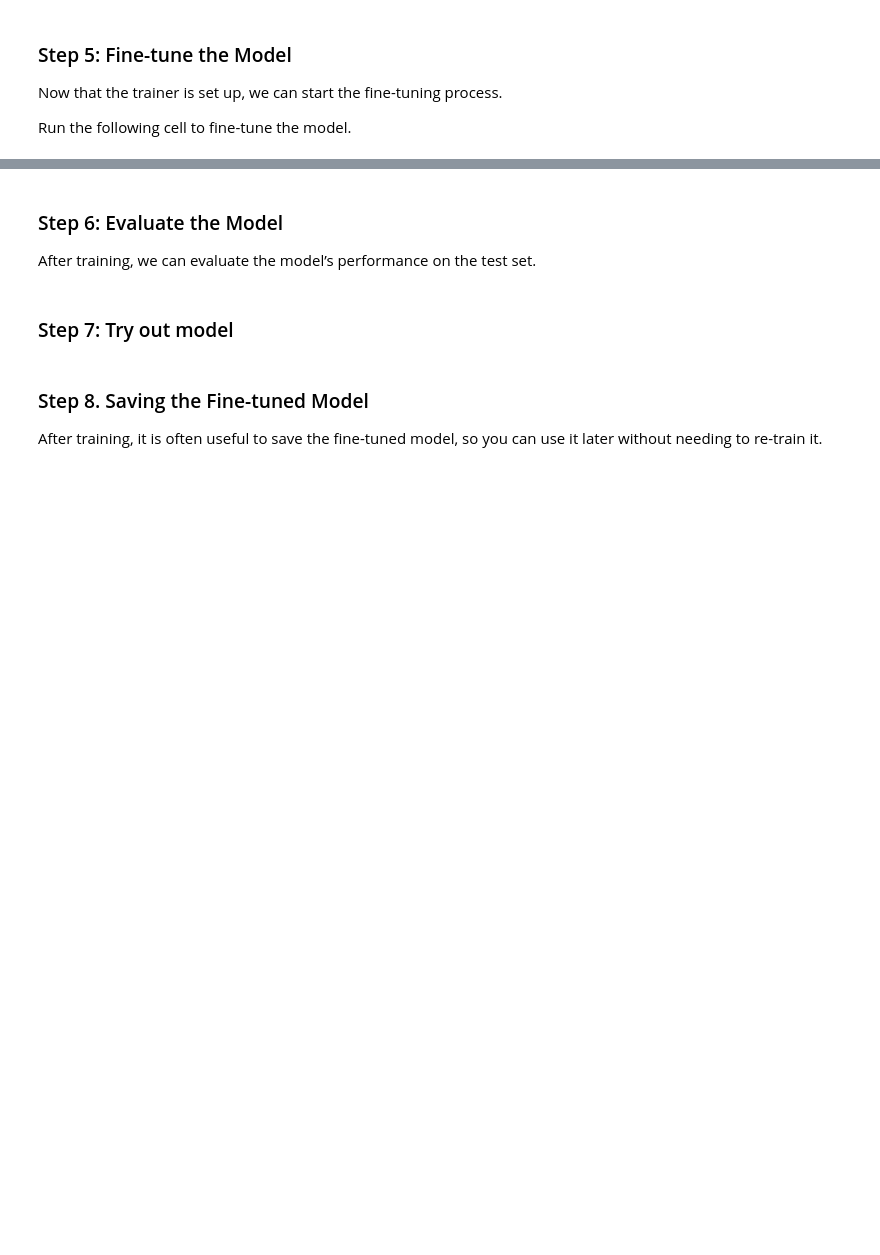
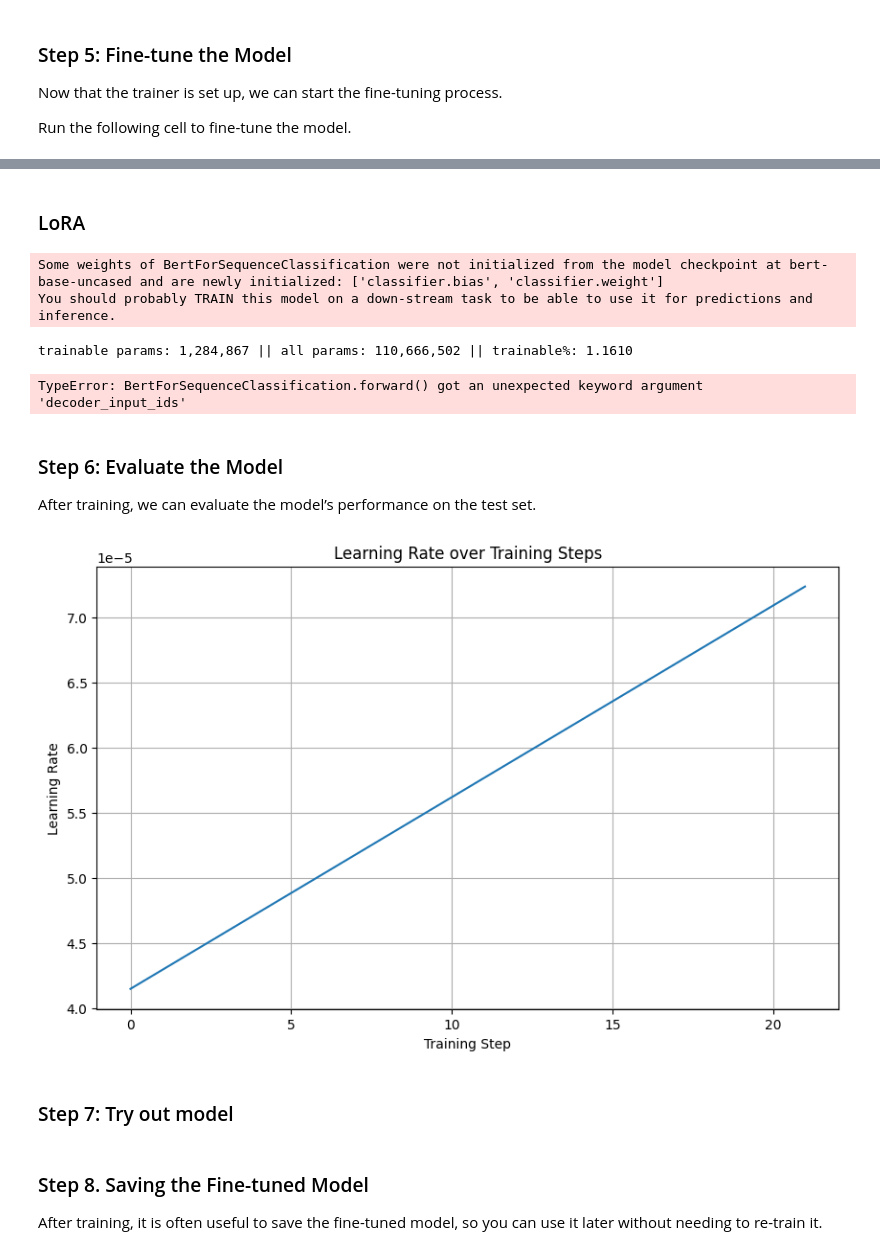
Before and after one commit to akseljoonas/biotech-news-sentiment, a Jupyter notebook: notebooks/fine_tuning.ipynb, the cells around one changed output, grey strips where cells are left out. Cells and saved outputs as stored; diff of their text form; code cells hidden in the pictures; blank space fills up the shorter version.

Commit message:
expanding the functionality of training

```diff
--- a/notebooks/fine_tuning.ipynb
+++ b/notebooks/fine_tuning.ipynb
@@ -249,0 +256,22 @@ class WeightedCrossEntropyLoss(nn.Module):
+# %%
+def gradually_unfreeze(model, freeze_epoch, total_epochs):
+    total_layers = len(model.base_model.encoder.layer)
+    layers_to_unfreeze = int((freeze_epoch / total_epochs) * total_layers * 1.2)
+    layers_to_unfreeze = min(layers_to_unfreeze, total_layers)
+
+    # Unfreeze the layers progressively from the bottom (earlier layers)
+    for i in range(total_layers - layers_to_unfreeze, total_layers):
+        for param in model.base_model.encoder.layer[i].parameters():
+            param.requires_grad = True
+
+    print(f"Epoch {freeze_epoch}: Unfreezing {layers_to_unfreeze}/{total_layers} layers.")
+
+
+def freeze_all_layers(model):
+    # Freeze all transformer layers except the final classification layer
+    for param in model.base_model.parameters():
+        param.requires_grad = False
+
+    # Unfreeze the final classifier layer
+    for param in model.classifier.parameters():
+        param.requires_grad = True
@@ -268,17 +405,26 @@ class CustomTrainer(Trainer):
 # %%
+# Create the callback
+tracker = TrainingMonitorCallback(model, total_layers=len(model.base_model.encoder.layer))
+custom_optimizer = torch.optim.AdamW(model.parameters(), lr=2e-5, weight_decay=0.001)
+
 training_args = TrainingArguments(
     output_dir="./results",  # Output directory
     eval_strategy="epoch",  # Evaluate after each epoch
     save_strategy="epoch",
-    learning_rate=2e-5,  # Learning rate
     per_device_train_batch_size=8,  # Batch size for training
     per_device_eval_batch_size=8,  # Batch size for evaluation
+    gradient_accumulation_steps=2,  # Gradient accumulation steps FOR MEMORY EFFICIENCY
     num_train_epochs=10,  # Number of epochs
-    weight_decay=0.001,  # Strength of weight decay
     load_best_model_at_end=True,  # Load the best model at the end
     metric_for_best_model="f1",  # Use F1 score to select the best model
     save_total_limit=1,  # Limit the total amount of checkpoints
 )
+
+num_training_steps = (
+    (len(tokenized_train) // training_args.per_device_train_batch_size)
+    // training_args.gradient_accumulation_steps
+) * training_args.num_train_epochs
+
 
 trainer = CustomTrainer(
     model=model,
@@ -288,4 +434,10 @@ trainer = CustomTrainer(
     compute_metrics=compute_metrics,
     class_weights=class_weights,
     data_collator=data_collator,
+    optimizer=custom_optimizer,
+    num_training_steps=num_training_steps,
+    callbacks=[tracker],
+    total_epochs=training_args.num_train_epochs,
 )
+
+trainer.optimizer = custom_optimizer
@@ -300,0 +459,26 @@ trainer.train()
+# %% [markdown]
+### LoRA
+# %%
+lora_model = AutoModelForSequenceClassification.from_pretrained(
+    model_name, num_labels=3, # ignore_mismatched_sizes=True
+).to(device)
+# %% [output]
+Some weights of BertForSequenceClassification were not initialized from the model checkpoint at bert-base-uncased and are newly initialized: ['classifier.bias', 'classifier.weight']
+You should probably TRAIN this model on a down-stream task to be able to use it for predictions and inference.
+# %%
+from peft import LoraConfig, get_peft_model
+
+
+lora_config = LoraConfig(
+    r=32,
+    lora_alpha=32,
+    lora_dropout=0.1,
+    bias="all",
+    task_type="SEQ_CLS"  # sequence classification
+)
+
+# Wrap the model with LoRA configuration
+lora_model = get_peft_model(lora_model, lora_config)
+lora_model.print_trainable_parameters()
+# %% [output]
+trainable params: 1,284,867 || all params: 110,666,502 || trainable%: 1.1610
@@ -301,9 +502,18 @@ trainer.train()
+# %%
+# Learn without gradual unfreezing
+track_performance("LoRA")
+# %% [output]
+TypeError: BertForSequenceClassification.forward() got an unexpected keyword argument 'decoder_input_ids'
 # %% [markdown]
 ### Step 6: Evaluate the Model
 After training, we can evaluate the model’s performance on the test set.
 # %%
 eval_results = trainer.evaluate()
 print(f"Evaluation Results: {eval_results}")
+# %%
+tracker.plot_learning_rate()
+# %% [output]
+[figure, added]
 # %% [markdown]
 ### Step 7: Try out model
 # %%
```
Also changed, not shown: parts of 15 cells of this notebook, 1 other file.
